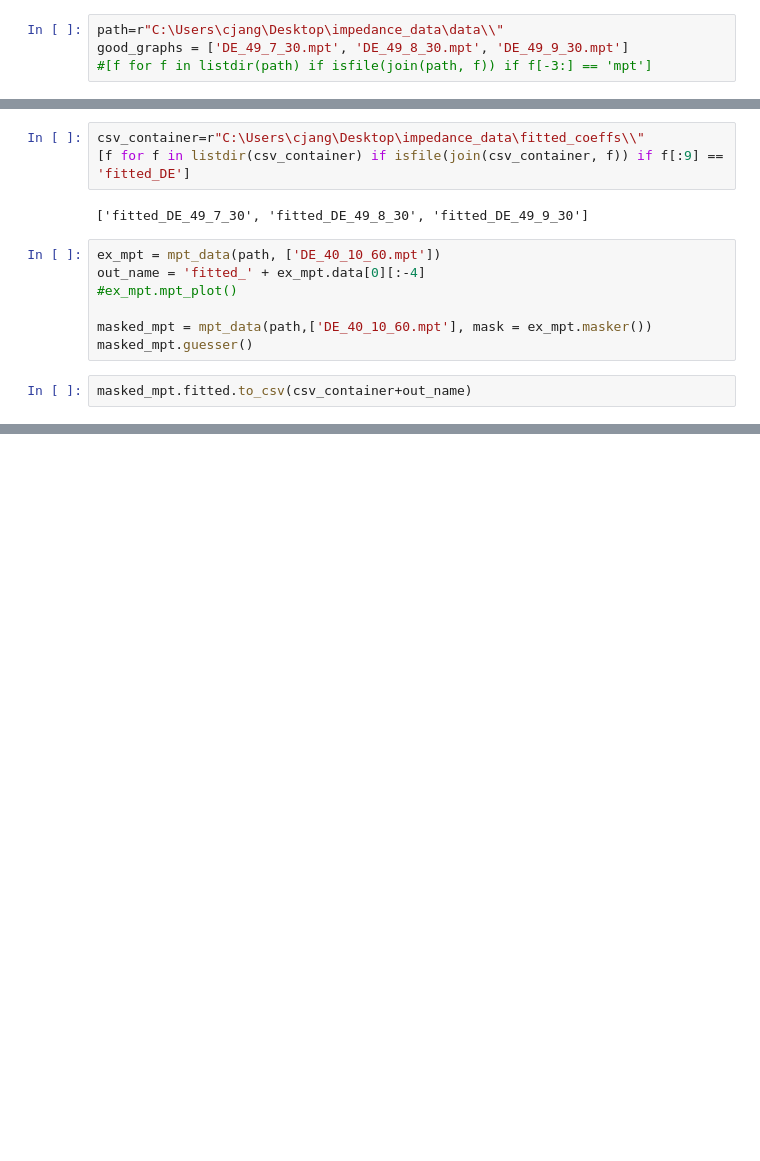
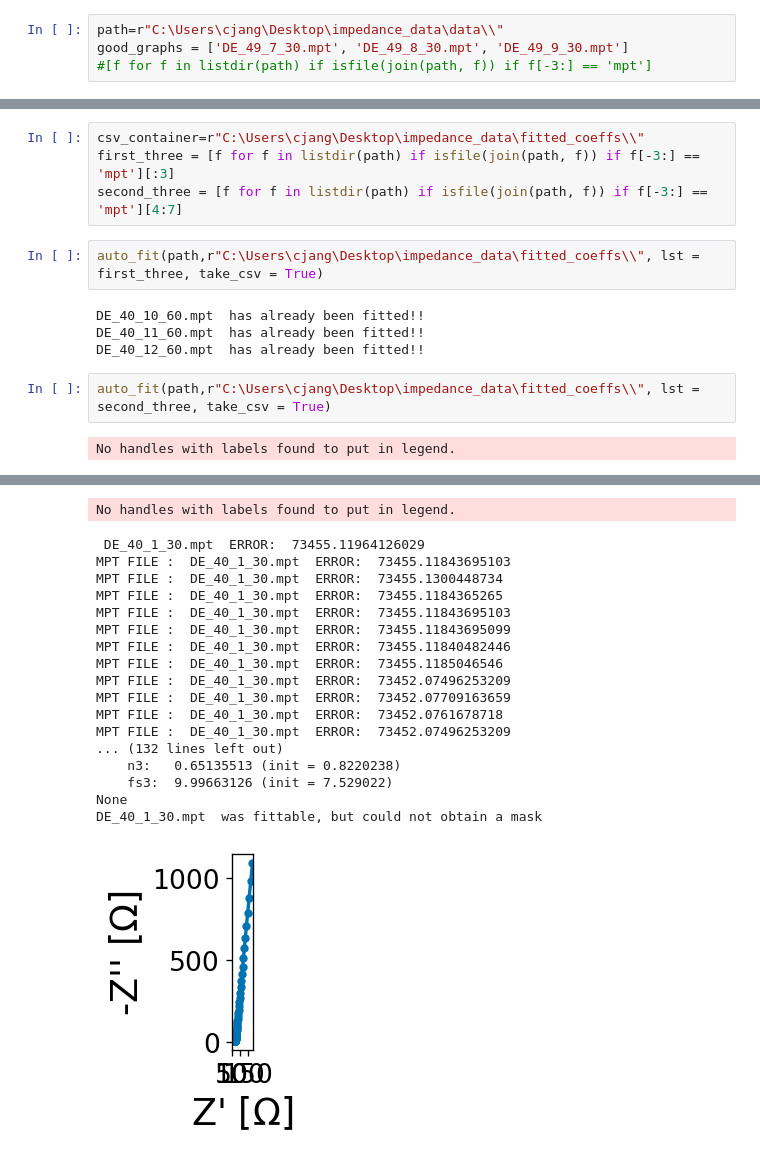
Before and after one commit to WildcatDiscovery/Kyler_Speed_Circuit, a Jupyter notebook: python_notebooks/full_auto.ipynb, the cells around one changed output, grey strips where cells are left out. Cells and saved outputs as stored; diff of their text form; blank space fills up the shorter version.

```diff
--- a/python_notebooks/full_auto.ipynb
+++ b/python_notebooks/full_auto.ipynb
@@ -185,14 +176,14 @@ None
 # %%
 csv_container=r"C:\Users\cjang\Desktop\impedance_data\fitted_coeffs\\"
-[f for f in listdir(csv_container) if isfile(join(csv_container, f)) if f[:9] == 'fitted_DE']
+first_three = [f for f in listdir(path) if isfile(join(path, f)) if f[-3:] == 'mpt'][:3]
+second_three = [f for f in listdir(path) if isfile(join(path, f)) if f[-3:] == 'mpt'][4:7]
-# %% [output]
-['fitted_DE_49_7_30', 'fitted_DE_49_8_30', 'fitted_DE_49_9_30']
-# %%
-ex_mpt = mpt_data(path, ['DE_40_10_60.mpt'])
-out_name = 'fitted_' + ex_mpt.data[0][:-4]
-#ex_mpt.mpt_plot()
-
-masked_mpt = mpt_data(path,['DE_40_10_60.mpt'], mask = ex_mpt.masker())
-masked_mpt.guesser()
-# %%
-masked_mpt.fitted.to_csv(csv_container+out_name)
+# %%
+auto_fit(path,r"C:\Users\cjang\Desktop\impedance_data\fitted_coeffs\\", lst = first_three, take_csv = True)
+# %% [output]
+DE_40_10_60.mpt  has already been fitted!!
+DE_40_11_60.mpt  has already been fitted!!
+DE_40_12_60.mpt  has already been fitted!!
+# %%
+auto_fit(path,r"C:\Users\cjang\Desktop\impedance_data\fitted_coeffs\\", lst = second_three, take_csv = True)
+# %% [output]
+No handles with labels found to put in legend.
@@ -198,0 +207,19 @@ masked_mpt.fitted.to_csv(csv_container+out_name)
+No handles with labels found to put in legend.
+ DE_40_1_30.mpt  ERROR:  73455.11964126029
+MPT FILE :  DE_40_1_30.mpt  ERROR:  73455.11843695103
+MPT FILE :  DE_40_1_30.mpt  ERROR:  73455.1300448734
+MPT FILE :  DE_40_1_30.mpt  ERROR:  73455.1184365265
+MPT FILE :  DE_40_1_30.mpt  ERROR:  73455.11843695103
+MPT FILE :  DE_40_1_30.mpt  ERROR:  73455.11843695099
+MPT FILE :  DE_40_1_30.mpt  ERROR:  73455.11840482446
+MPT FILE :  DE_40_1_30.mpt  ERROR:  73455.1185046546
+MPT FILE :  DE_40_1_30.mpt  ERROR:  73452.07496253209
+MPT FILE :  DE_40_1_30.mpt  ERROR:  73452.07709163659
+MPT FILE :  DE_40_1_30.mpt  ERROR:  73452.0761678718
+MPT FILE :  DE_40_1_30.mpt  ERROR:  73452.07496253209
+... (132 lines left out)
+    n3:   0.65135513 (init = 0.8220238)
+    fs3:  9.99663126 (init = 7.529022)
+None
+DE_40_1_30.mpt  was fittable, but could not obtain a mask
+[figure, added]
```
Also changed, not shown: parts of 7 cells of this notebook, 9 other files.
